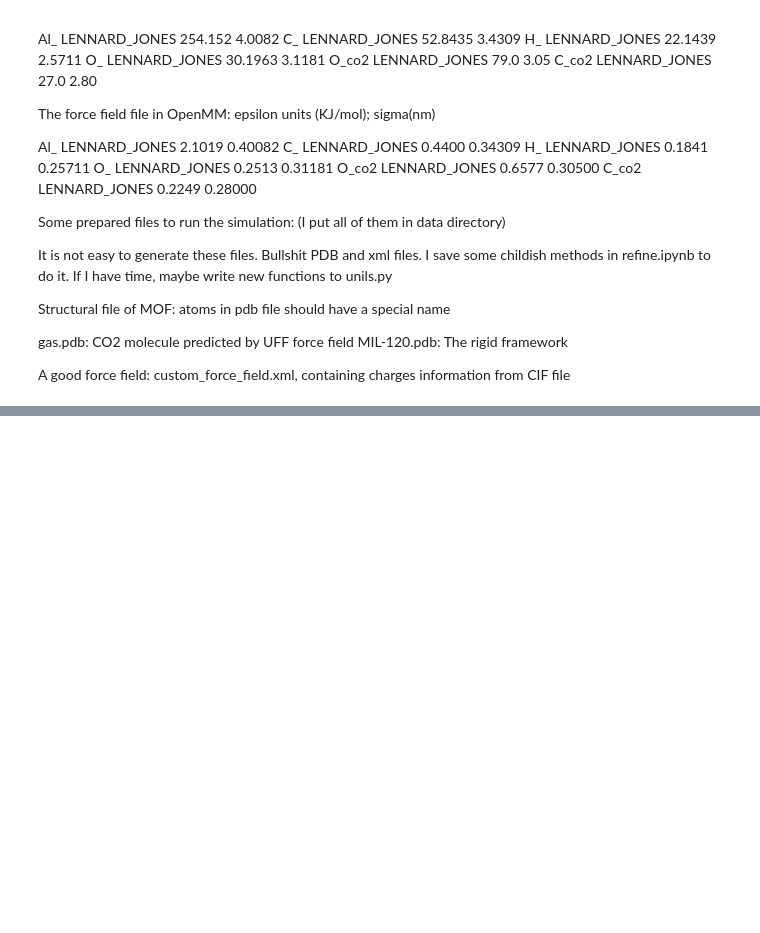
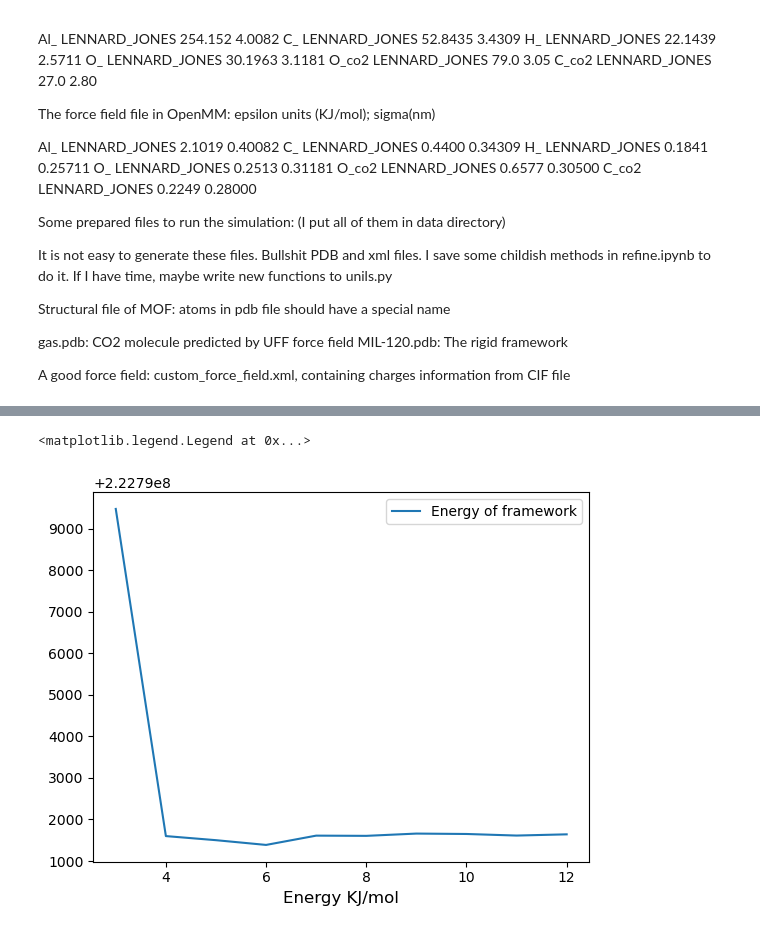
Before and after one commit to legend-L24/DMFF, a Jupyter notebook: UFF_opt/opt_uff.ipynb, the cells around one changed output, grey strips where cells are left out. Saved outputs shown, nothing was run; the diff lists cells and outputs as text; code cells hidden in the pictures; blank space fills up the shorter version.

```diff
--- a/UFF_opt/opt_uff.ipynb
+++ b/UFF_opt/opt_uff.ipynb
@@ -71,0 +388,11 @@ system = ff.createSystem(pdb.topology, nonbondedMethod=app.Ewald, constraints=No
+# %%
+fz = 18
+plt.fig = (7,6)
+
+plt.plot(cutoff_arr*10,ls_2,label="Energy of framework")
+plt.xlabel("Cutoff of Nonbonding force (Angstrom)", fontsize=fz-6)
+plt.xlabel("Energy KJ/mol", fontsize=fz-6)
+plt.legend()
+# %% [output]
+<matplotlib.legend.Legend at 0x...>
+[figure, added]
```
Also changed, not shown: parts of 43 cells of this notebook, 21 other files.
